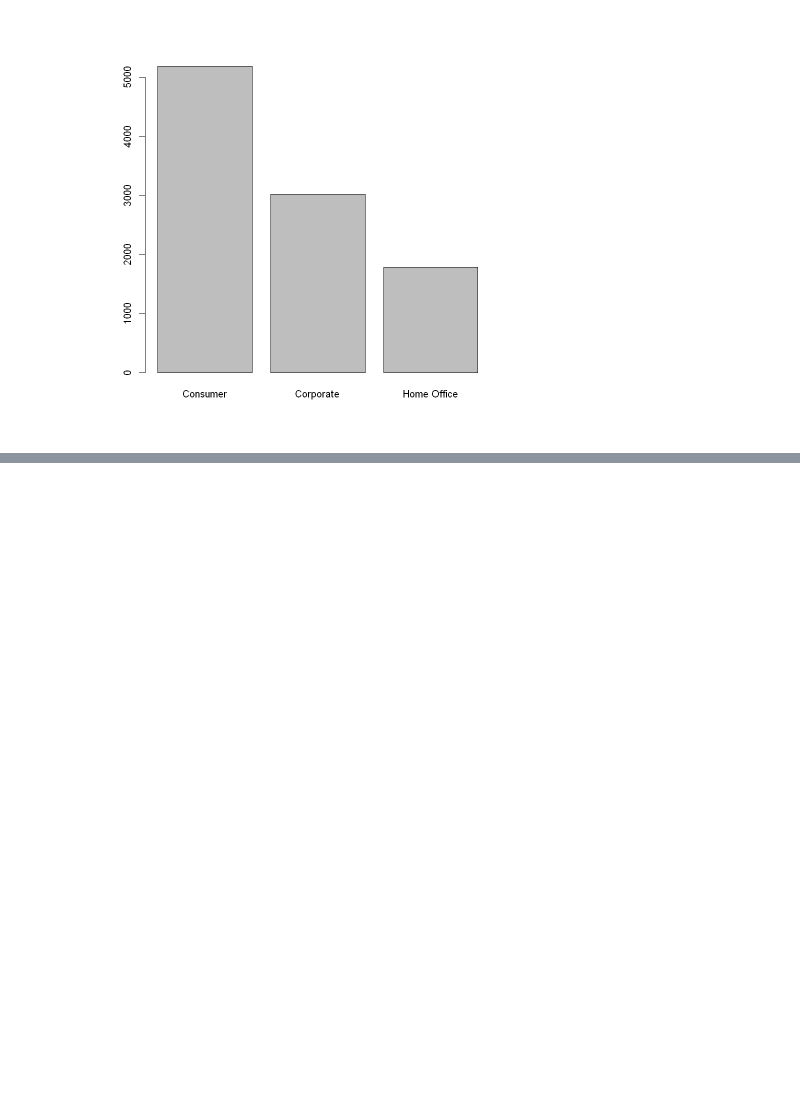
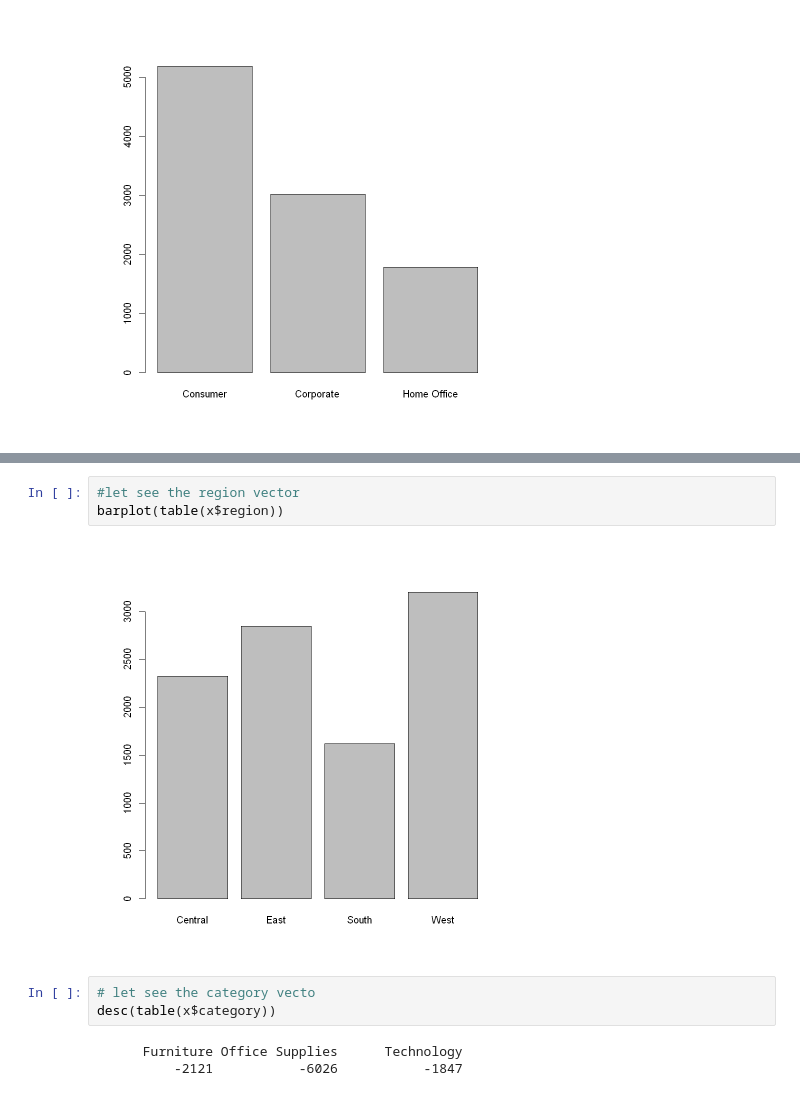
Before and after one commit to ayan27999/codeone, a Jupyter notebook: R_dataAnalysis.ipynb, the cells around one changed output, grey strips where cells are left out. Cells and saved outputs as stored; diff of their text form; blank space fills up the shorter version.

```diff
--- a/R_dataAnalysis.ipynb
+++ b/R_dataAnalysis.ipynb
@@ -108,0 +232,11 @@ barplot(sort(table(x$segment),decreasing = TRUE))
+# %%
+#let see the region vector
+barplot(table(x$region))
+# %% [output]
+[figure, added]
+# %%
+# let see the category vecto
+desc(table(x$category))
+# %% [output]
+      Furniture Office Supplies      Technology
+          -2121           -6026           -1847
```
Also changed, not shown: parts of 18 cells of this notebook.
